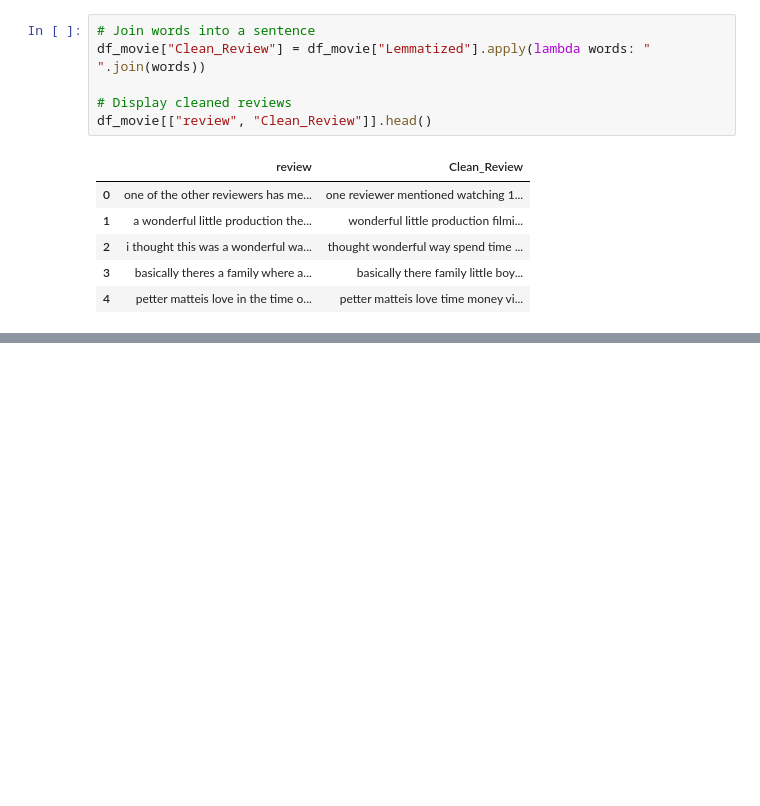
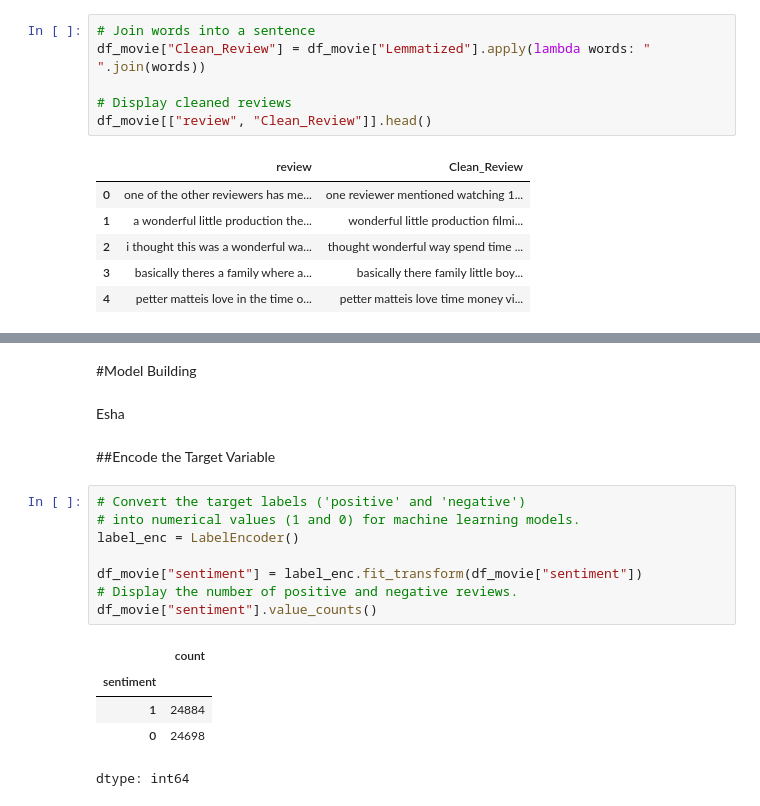
Before and after one commit to tojotk/IMDb_Movie_Reviews, a Jupyter notebook: IMDb_Movie_Reviews.ipynb, the cells around one changed output, grey strips where cells are left out. Cells and saved outputs as stored; diff of their text form; blank space fills up the shorter version.

```diff
--- a/IMDb_Movie_Reviews.ipynb
+++ b/IMDb_Movie_Reviews.ipynb
@@ -235,3 +257,23 @@ df_movie.head()
 | 2 | i thought this was a wonderful wa... | positive | 166 | [thought, wonderful, way, spend, ... | [thought, wonder, way, spend, tim... | [thought, wonderful, way, spend, ... | thought wonderful way spend time ... |
 | 3 | basically theres a family where a... | negative | 138 | [basically, theres, family, littl... | [basic, there, famili, littl, boy... | [basically, there, family, little... | basically there family little boy... |
 | 4 | petter matteis love in the time o... | positive | 230 | [petter, matteis, love, time, mon... | [petter, mattei, love, time, mone... | [petter, matteis, love, time, mon... | petter matteis love time money vi... |
+# %% [markdown]
+#Model Building
+# %% [markdown]
+Esha
+# %% [markdown]
+##Encode the Target Variable
+# %%
+# Convert the target labels ('positive' and 'negative')
+# into numerical values (1 and 0) for machine learning models.
+label_enc = LabelEncoder()
+
+df_movie["sentiment"] = label_enc.fit_transform(df_movie["sentiment"])
+# Display the number of positive and negative reviews.
+df_movie["sentiment"].value_counts()
+# %% [output]
+|  | count |
+| sentiment |  |
+| 1 | 24884 |
+| 0 | 24698 |
+dtype: int64
```
Also changed, not shown: parts of 25 cells of this notebook.
